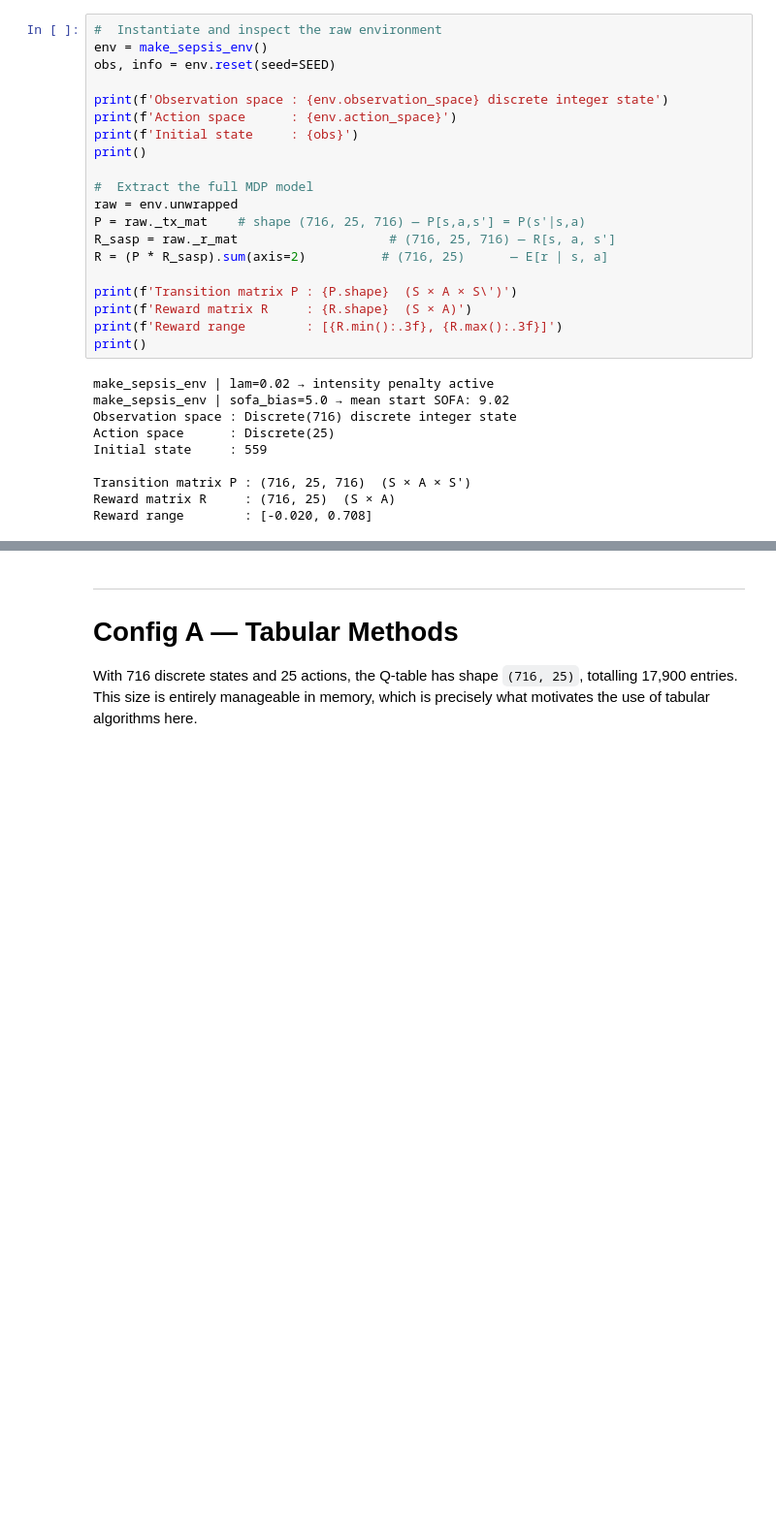
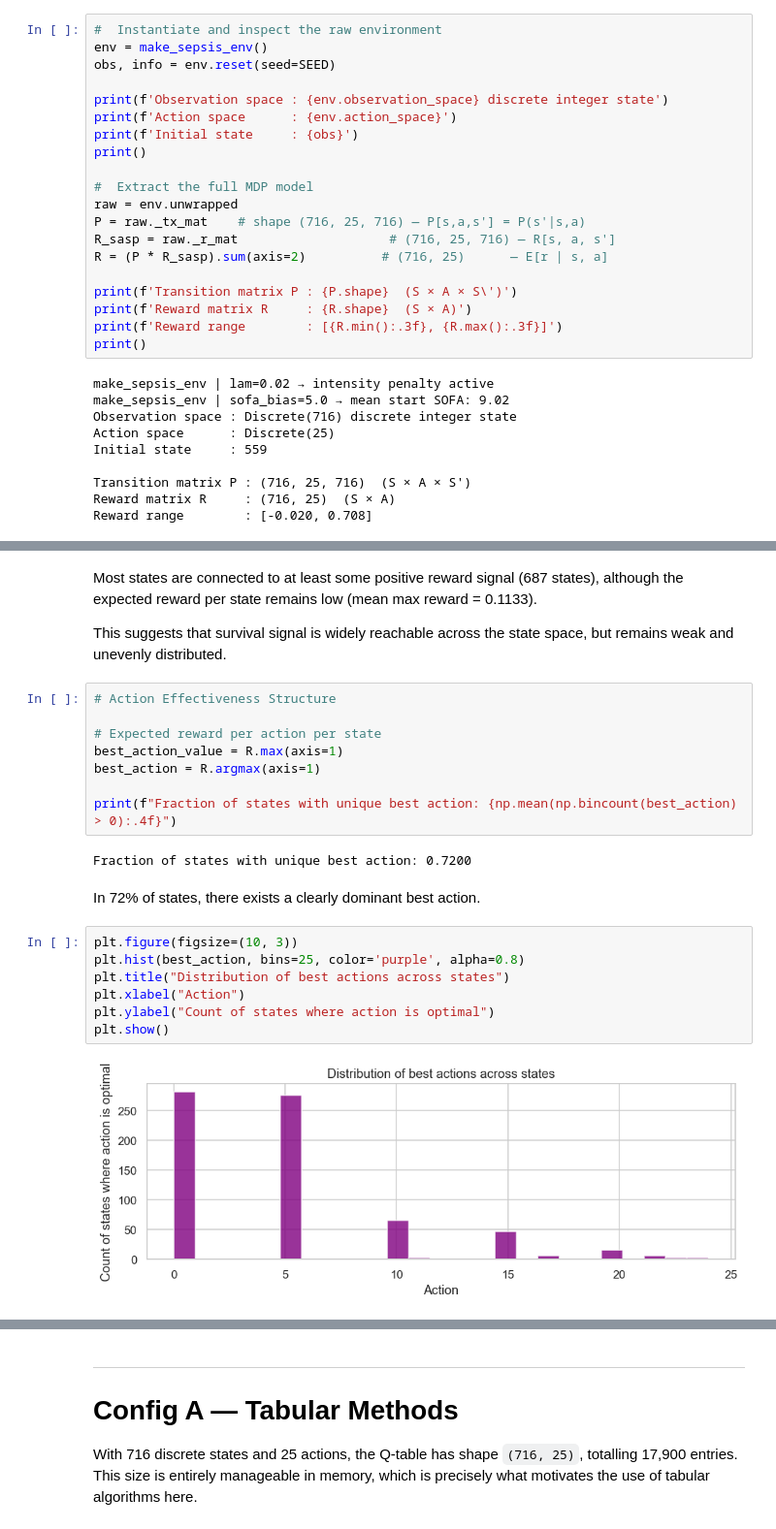
Before and after one commit to OliverKainIMS/ReinforcementLearningProject, a Jupyter notebook: sepsis_project - Students Version/rl_sepsis_project_configA.ipynb, the cells around one changed output, grey strips where cells are left out. Shown at 97% size. Cells and saved outputs as stored; diff of their text form; blank space fills up the shorter version.

```diff
--- a/sepsis_project - Students Version/rl_sepsis_project_configA.ipynb
+++ b/sepsis_project - Students Version/rl_sepsis_project_configA.ipynb
@@ -158,0 +199,25 @@ All Config A algorithms must beat the random baseline.
+# %% [markdown]
+Most states are connected to at least some positive reward signal (687 states), although the expected reward per state remains low (mean max reward = 0.1133).
+
+This suggests that survival signal is widely reachable across the state space, but remains weak and unevenly distributed.
+# %%
+# Action Effectiveness Structure
+
+# Expected reward per action per state
+best_action_value = R.max(axis=1)
+best_action = R.argmax(axis=1)
+
+print(f"Fraction of states with unique best action: {np.mean(np.bincount(best_action) > 0):.4f}")
+# %% [output]
+Fraction of states with unique best action: 0.7200
+# %% [markdown]
+In 72% of states, there exists a clearly dominant best action.
+# %%
+plt.figure(figsize=(10, 3))
+plt.hist(best_action, bins=25, color='purple', alpha=0.8)
+plt.title("Distribution of best actions across states")
+plt.xlabel("Action")
+plt.ylabel("Count of states where action is optimal")
+plt.show()
+# %% [output]
+[figure, added]
```
Also changed, not shown: parts of 13 cells of this notebook.
